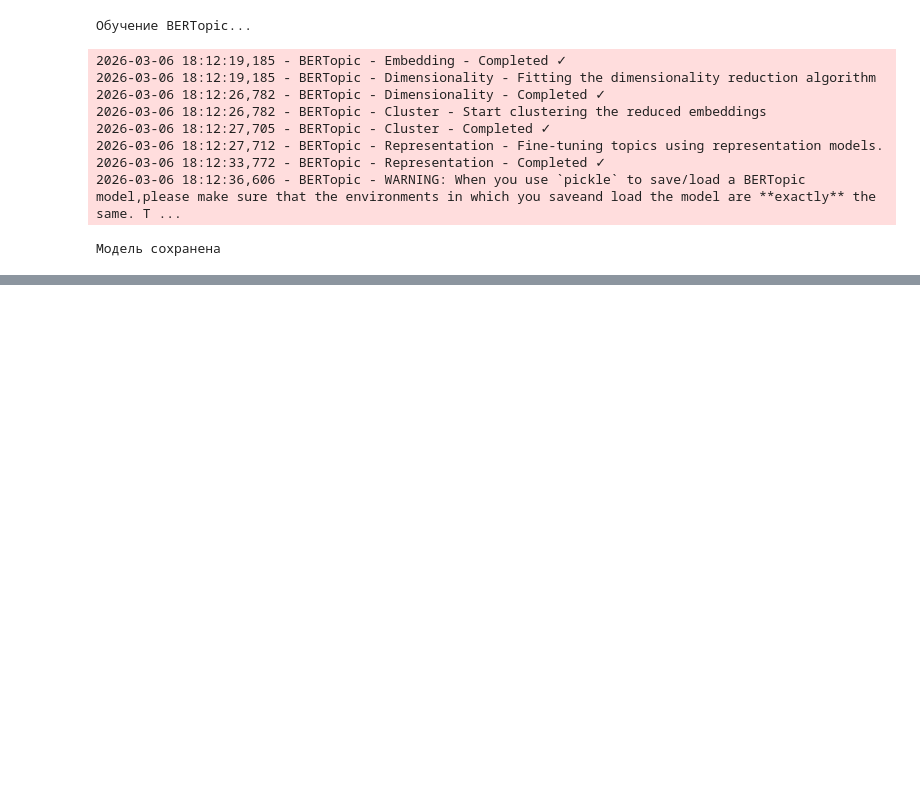
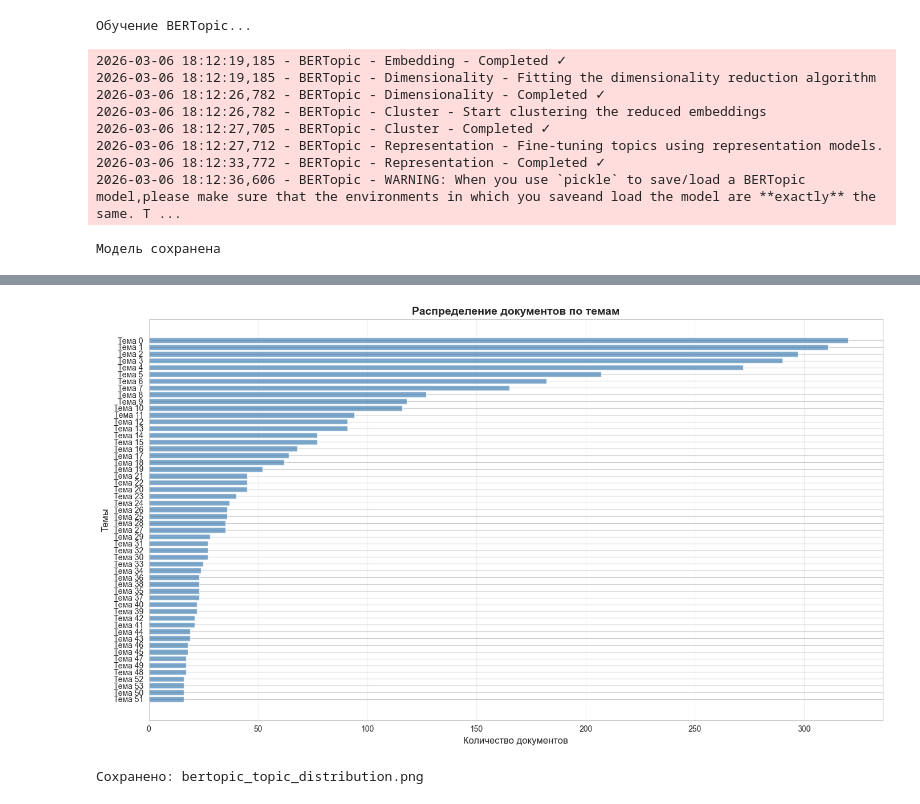
Before and after one commit to AnastasiyaMartynova/graduation_thesis, a Jupyter notebook: main.ipynb, the cells around one changed output, grey strips where cells are left out. Cells and saved outputs as stored; diff of their text form; code cells hidden in the pictures; blank space fills up the shorter version.

Commit message:
Topic modeling: BERTopic topic analysis and visualization

```diff
--- a/main.ipynb
+++ b/main.ipynb
@@ -1052,0 +1164,23 @@ Retrying in 1s [Retry 1/5].
+# %%
+# График распределения тем
+fig, ax = plt.subplots(figsize=(14, 8))
+
+topic_info = topic_model.get_topic_info()
+topic_info_filtered = topic_info[topic_info['Topic'] != -1].sort_values('Count', ascending=True)
+
+ax.barh(range(len(topic_info_filtered)), topic_info_filtered['Count'].values,
+        color='steelblue', alpha=0.7)
+ax.set_yticks(range(len(topic_info_filtered)))
+ax.set_yticklabels([f"Тема {t}" for t in topic_info_filtered['Topic'].values])
+ax.set_xlabel('Количество документов', fontsize=12)
+ax.set_ylabel('Темы', fontsize=12)
+ax.set_title('Распределение документов по темам', fontsize=14, fontweight='bold')
+ax.grid(axis='x', alpha=0.3)
+
+plt.tight_layout()
+plt.savefig('bertopic_topic_distribution.png', dpi=300, bbox_inches='tight')
+plt.show()
+print("Сохранено: bertopic_topic_distribution.png")
+# %% [output]
+[figure, added]
+Сохранено: bertopic_topic_distribution.png
```
Also changed, not shown: parts of 8 cells of this notebook, 1 other file.
